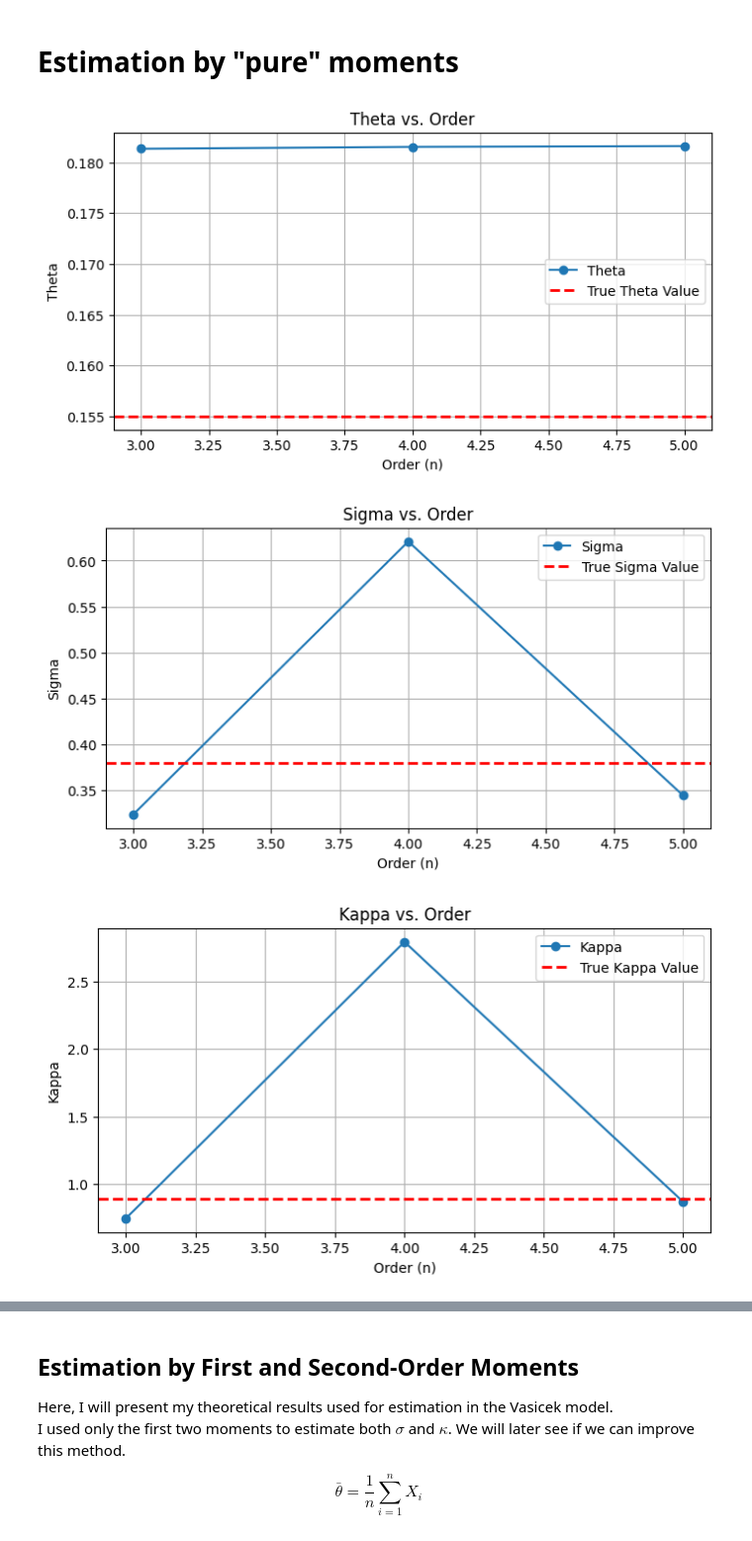
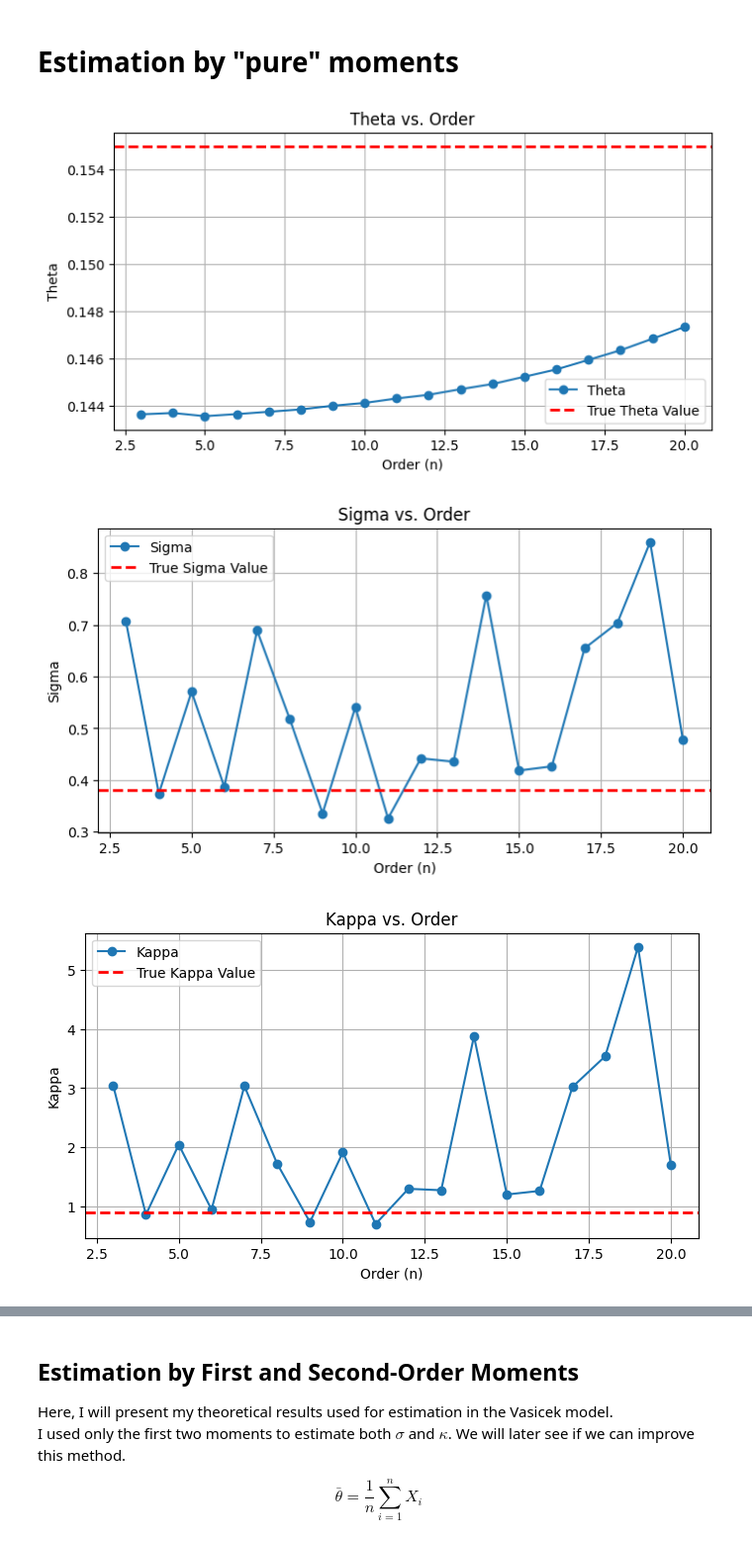
Before and after one commit to Hassen214/Project-IMI, a Jupyter notebook: Code.ipynb, the cells around one changed output, grey strips where cells are left out. Shown at 99% size. Drawn from its saved outputs; the diff is of its cells as text; code cells hidden in the pictures.

```diff
--- a/Code.ipynb
+++ b/Code.ipynb
@@ -274,8 +274,6 @@ Average of computed Summation: 0.2712595206536122
 # %% [markdown]
 # Estimation by "pure" moments
 # %%
-
-
 true_theta = 0.155
 true_sigma = 0.38
 true_kappa = 0.89
@@ -299,7 +297,7 @@ def pure_moments_calibration(X, max_order):
 
     result = float('inf')
     best_params = None
-    max_iterations = 10
+    max_iterations = 5
     epsilon = 1e-7
     for i in range(1, max_iterations+1):
         for j in range(1, max_iterations+1):
@@ -323,7 +321,7 @@ vasicek_process = Vasicek(true_kappa, true_theta, true_sigma)
 X = vasicek_process.generate(X0, T, 1, n)
 
 # Calibrer pour chaque ordre
-max_order = 5
+max_order = 20
 n_values = range(3, max_order + 1)
 calibration_values = [pure_moments_calibration(X, n) for n in n_values]
 
@@ -339,33 +337,33 @@ l2_errors = [
     for theta, sigma, kappa in zip(theta_values, sigma_values, kappa_values)
 ]
 
 # Création d'un dictionnaire pour les paramètres
 parameters = {
     'Theta': theta_values,
     'Sigma': sigma_values,
     'Kappa': kappa_values,
     'Res': res_values,
     'L2 Error': l2_errors
 }
 
 # Tracé des graphes
 for param_name, param_values in parameters.items():
     plt.figure(figsize=(8, 4))
     plt.plot(n_values, param_values, marker='o', linestyle='-', label=param_name)
 
     # Ligne horizontale de la vraie valeur sauf pour 'Res' et 'L2 Error'
     if param_name in ['Theta', 'Sigma', 'Kappa']:
         plt.axhline(y={'Theta': true_theta, 'Sigma': true_sigma, 'Kappa': true_kappa}[param_name],
                     color='red', linestyle='--', linewidth=2, label=f'True {param_name} Value')
 
     # Ajout des labels et du titre
     plt.xlabel('Order (n)')
     plt.ylabel(param_name)
     plt.title(f'{param_name} vs. Order')
     plt.legend()
     plt.grid(True)
     plt.show()
 # %% [output]
-[figure, old version]
+[figure, new version]
-[figure, old version]
+[figure, new version]
-[figure, old version]
+[figure, new version]
```
Also changed, not shown: parts of 12 cells of this notebook.
